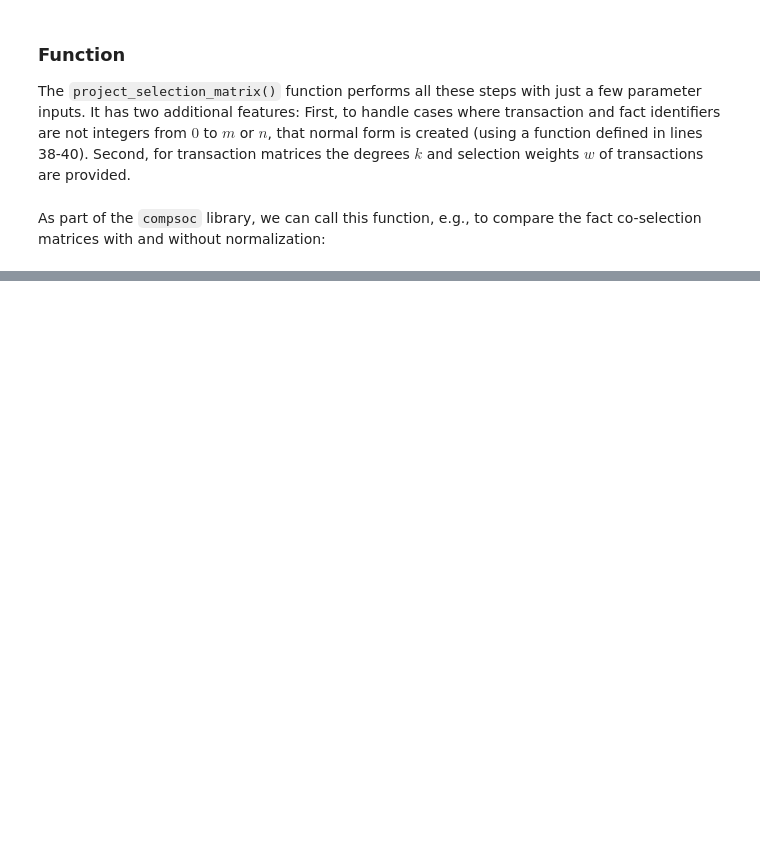
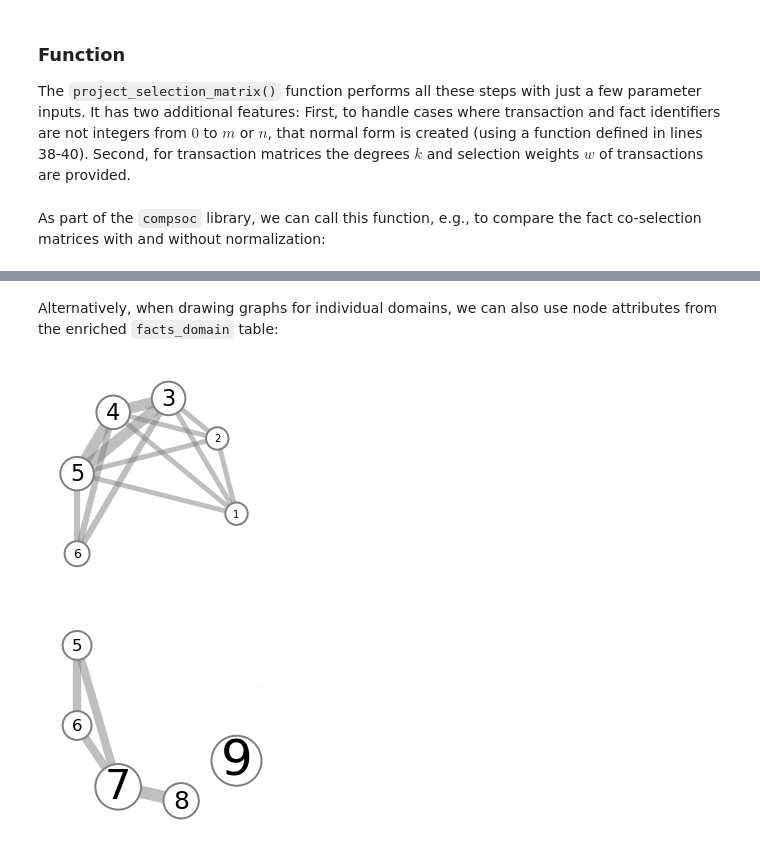
Before and after one commit to gesiscss/compsoc, a Jupyter notebook: meaning_structures.ipynb, the cells around one changed output, grey strips where cells are left out. Cells and saved outputs as stored; diff of their text form; code cells hidden in the pictures; blank space fills up the shorter version.

```diff
--- a/meaning_structures.ipynb
+++ b/meaning_structures.ipynb
@@ -710,5 +1004,5 @@ Now we can call the ``meaning_structures()`` function to create multiplex fact m
 # %%
-_, facts_enriched, co_selections_domain, _ = cs.meaning_structures(
+co_selections, facts_enriched, co_selections_domain, facts_enriched_domain = cs.meaning_structures(
     selections=selections,
     transaction_id='transaction_id',
     fact_id='fact_id',
@@ -742,0 +1096,32 @@ cs.draw_graph(
+# %% [markdown]
+Alternatively, when drawing graphs for individual domains, we can also use node attributes from the enriched `facts_domain` table:
+# %%
+for i in [0, 1]:
+    in_domain_i = cs.construct_graph(
+        directed=False,
+        multiplex=False,
+        graph_name='IN_domain_i',
+        node_list=facts,
+        edge_list=co_selections_domain[co_selections_domain['domain_id'] == i],
+        node_label='fact'
+    )
+
+    node_autocatalysis = dict(facts_enriched_domain[i]['autocatalysis'])
+
+    cs.draw_graph(
+        in_domain_i,
+        node_pos=nx.circular_layout(in_domain),
+        node_size=node_autocatalysis,
+        node_size_factor=2500,
+        node_border_width=2,
+        edge_width_factor=25,
+        edge_transparency=.5,
+        labels='text',
+        font_size=node_autocatalysis,
+        font_size_factor=50,
+        figsize='small',
+        margins=.2
+    )
+# %% [output]
+[figure, added]
+[figure, added]
```
Also changed, not shown: parts of 74 cells of this notebook, 3 other files.
